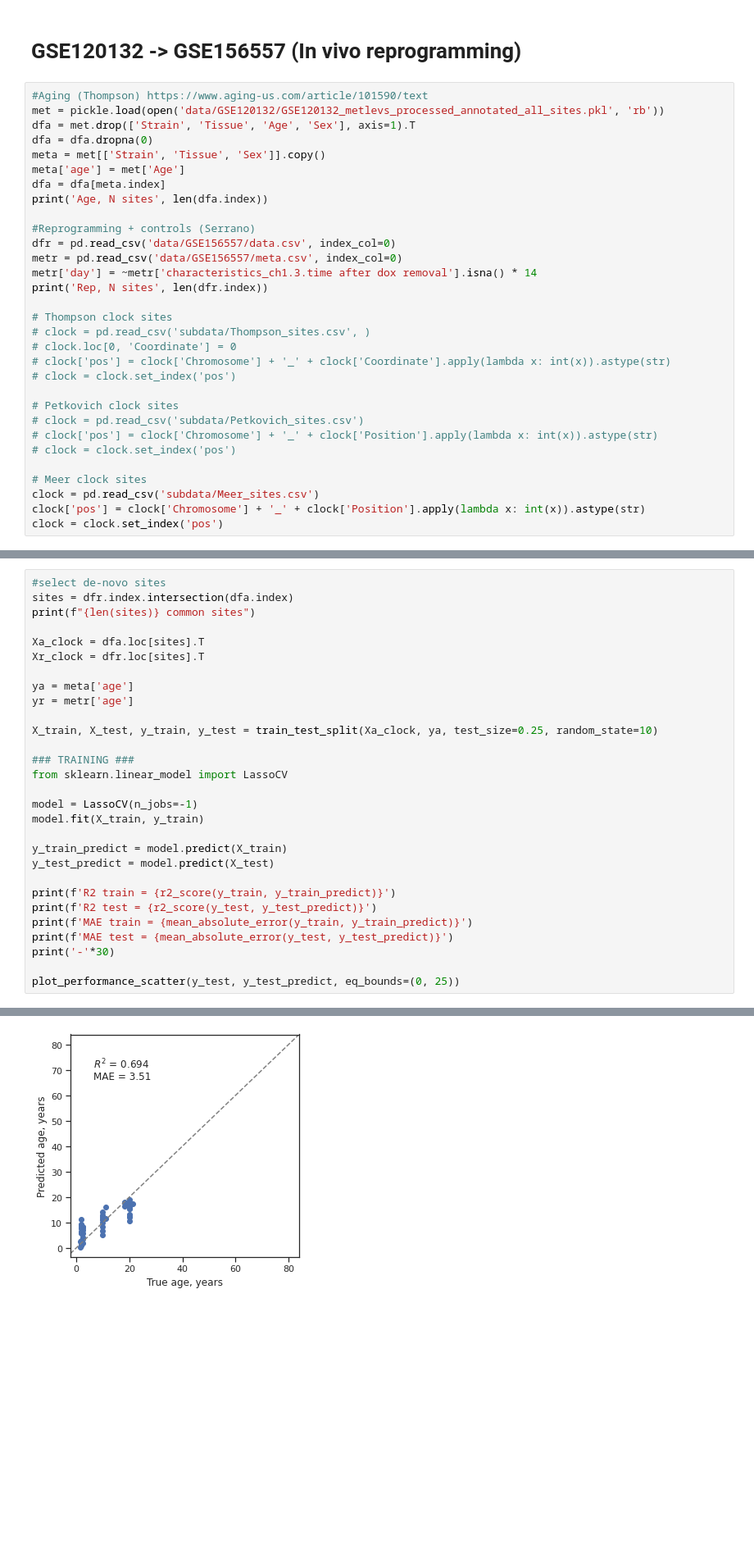
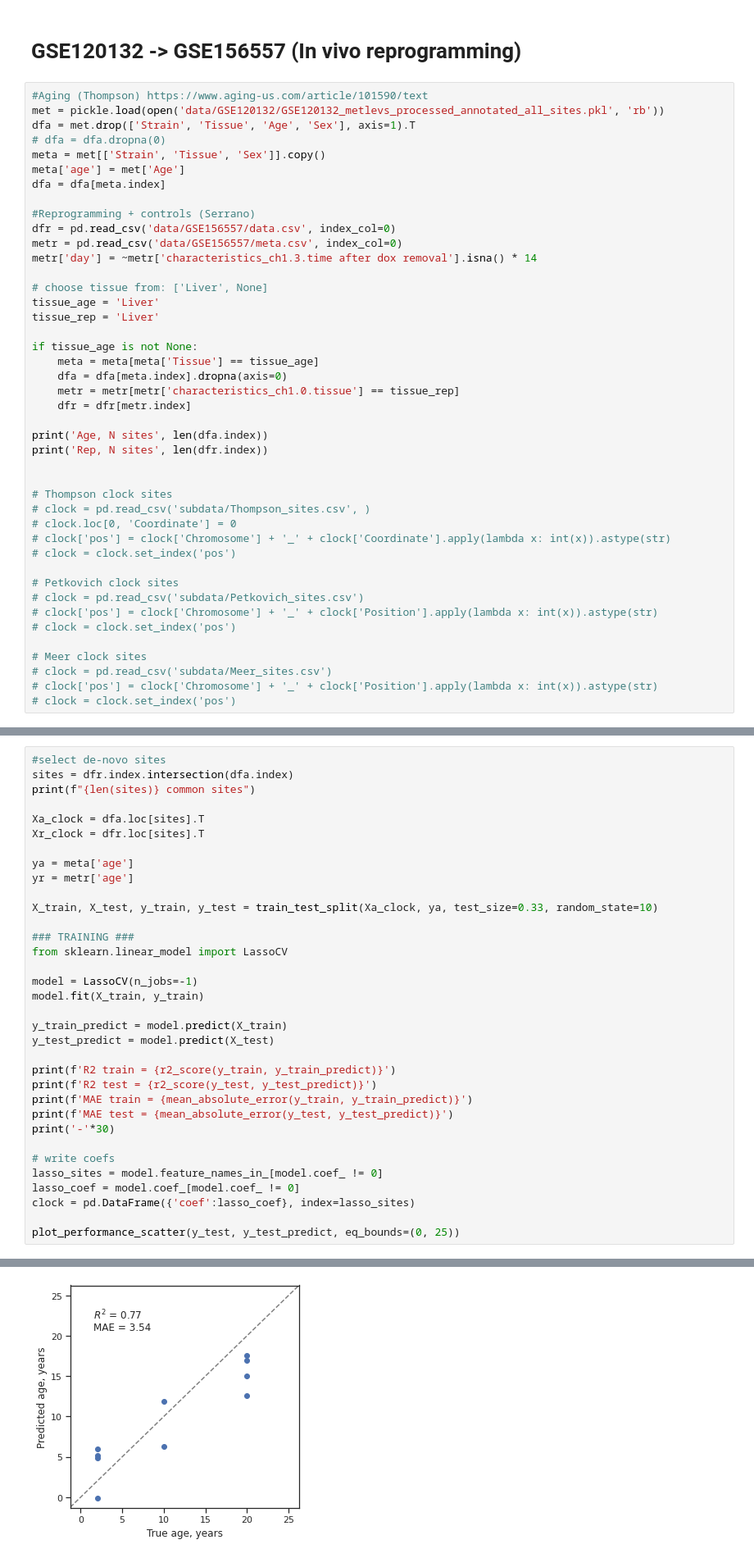
Before and after one commit to ComputationalAgingLab/reprogramming_ood, a Jupyter notebook: regression_analysis.ipynb, the cells around one changed output, grey strips where cells are left out. Shown at 82% size. Saved outputs shown, nothing was run; the diff lists cells and outputs as text; blank space fills up the shorter version.

```diff
--- a/regression_analysis.ipynb
+++ b/regression_analysis.ipynb
@@ -847,17 +847,29 @@ P-value of rejuvenation effect between 0 and 17 days is 0.013612058500231505
 #Aging (Thompson) https://www.aging-us.com/article/101590/text
 met = pickle.load(open('data/GSE120132/GSE120132_metlevs_processed_annotated_all_sites.pkl', 'rb'))
 dfa = met.drop(['Strain', 'Tissue', 'Age', 'Sex'], axis=1).T
-dfa = dfa.dropna(0)
+# dfa = dfa.dropna(0)
 meta = met[['Strain', 'Tissue', 'Sex']].copy()
 meta['age'] = met['Age']
 dfa = dfa[meta.index]
-print('Age, N sites', len(dfa.index))
 
 #Reprogramming + controls (Serrano)
 dfr = pd.read_csv('data/GSE156557/data.csv', index_col=0)
 metr = pd.read_csv('data/GSE156557/meta.csv', index_col=0)
 metr['day'] = ~metr['characteristics_ch1.3.time after dox removal'].isna() * 14
+
+# choose tissue from: ['Liver', None]
+tissue_age = 'Liver'
+tissue_rep = 'Liver'
+
+if tissue_age is not None:
+    meta = meta[meta['Tissue'] == tissue_age]
+    dfa = dfa[meta.index].dropna(axis=0)
+    metr = metr[metr['characteristics_ch1.0.tissue'] == tissue_rep]
+    dfr = dfr[metr.index]
+
+print('Age, N sites', len(dfa.index))
 print('Rep, N sites', len(dfr.index))
+
 
 # Thompson clock sites
 # clock = pd.read_csv('subdata/Thompson_sites.csv', )
@@ -871,7 +883,7 @@ print('Rep, N sites', len(dfr.index))
 # clock = clock.set_index('pos')
 
 # Meer clock sites
-clock = pd.read_csv('subdata/Meer_sites.csv')
-clock['pos'] = clock['Chromosome'] + '_' + clock['Position'].apply(lambda x: int(x)).astype(str)
-clock = clock.set_index('pos')
+# clock = pd.read_csv('subdata/Meer_sites.csv')
+# clock['pos'] = clock['Chromosome'] + '_' + clock['Position'].apply(lambda x: int(x)).astype(str)
+# clock = clock.set_index('pos')
 # %% [output]
@@ -897,7 +922,7 @@ Xr_clock = dfr.loc[sites].T
 ya = meta['age']
 yr = metr['age']
 
-X_train, X_test, y_train, y_test = train_test_split(Xa_clock, ya, test_size=0.25, random_state=10)
+X_train, X_test, y_train, y_test = train_test_split(Xa_clock, ya, test_size=0.33, random_state=10)
 
 ### TRAINING ###
 from sklearn.linear_model import LassoCV
@@ -914,5 +939,10 @@ print(f'MAE train = {mean_absolute_error(y_train, y_train_predict)}')
 print(f'MAE test = {mean_absolute_error(y_test, y_test_predict)}')
 print('-'*30)
 
+# write coefs
+lasso_sites = model.feature_names_in_[model.coef_ != 0]
+lasso_coef = model.coef_[model.coef_ != 0]
+clock = pd.DataFrame({'coef':lasso_coef}, index=lasso_sites)
+
 plot_performance_scatter(y_test, y_test_predict, eq_bounds=(0, 25))
 # %% [output]
@@ -925 +955 @@ MAE test = 3.5133343607953575
-[figure, old version]
+[figure, new version]
```
Also changed, not shown: parts of 13 cells of this notebook.
